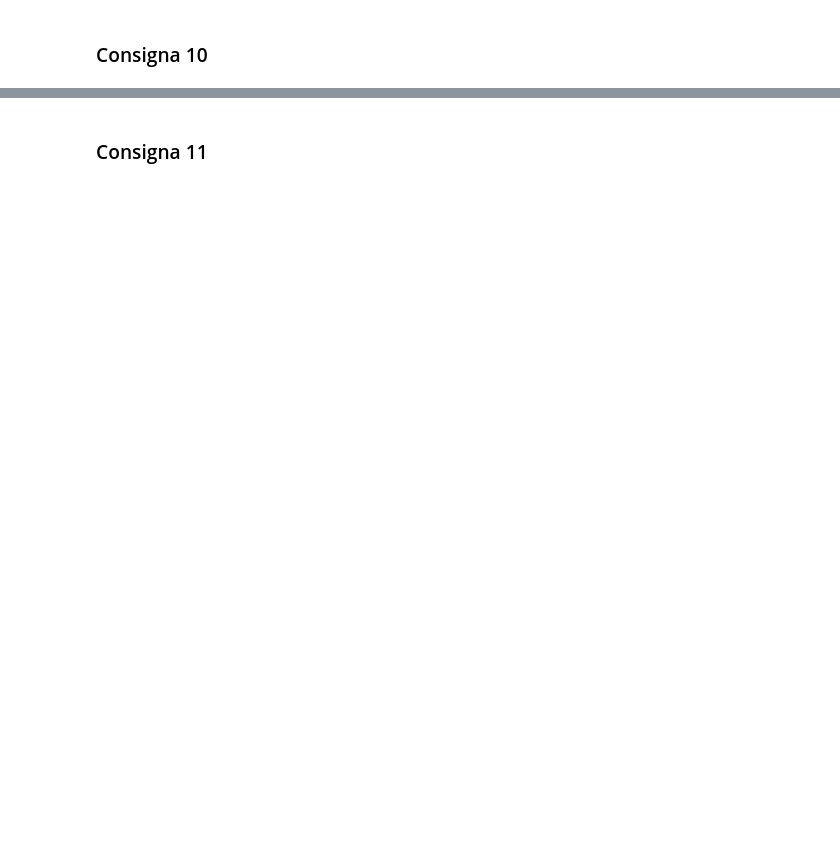
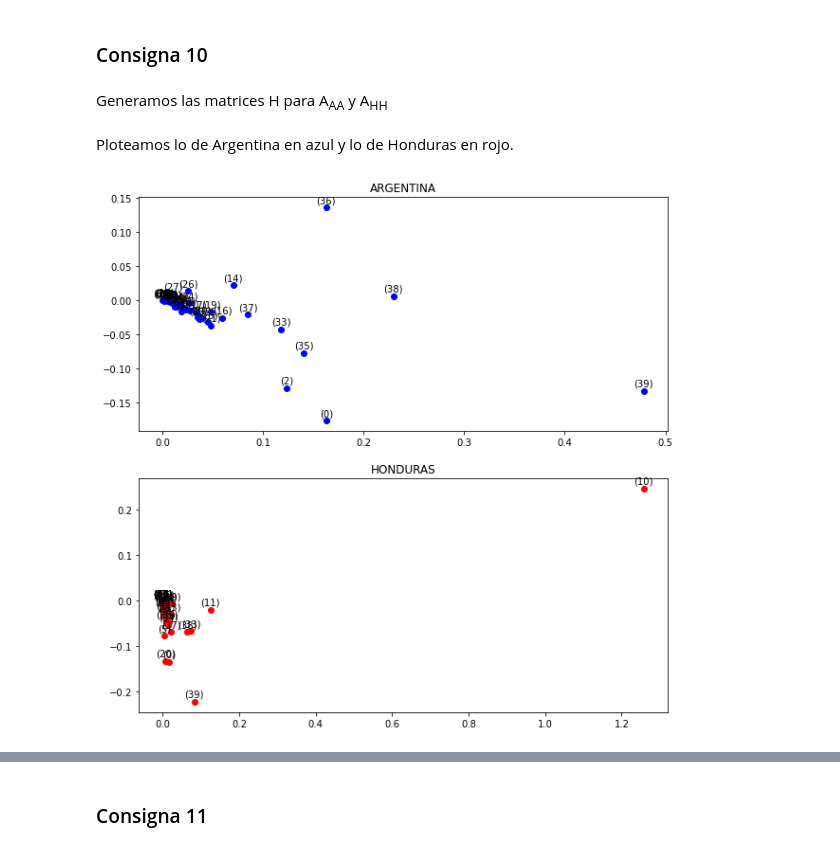
Before and after one commit to evaFomina/ALC_TP, a Jupyter notebook: Tiburones_ALC_TP2.ipynb, the cells around one changed output, grey strips where cells are left out. Drawn from its saved outputs; the diff is of its cells as text; code cells hidden in the pictures; blank space fills up the shorter version.

```diff
--- a/Tiburones_ALC_TP2.ipynb
+++ b/Tiburones_ALC_TP2.ipynb
@@ -737,2 +901,48 @@ Intente corregirlo pero no sé si tiene que dar esto
 # %% [markdown]
 ### Consigna 10
+# %% [markdown]
+Generamos las matrices H para A<sub>AA</sub> y A<sub>HH</sub>
+# %%
+H_AA=A_AA@leontiefizar(A_AA)
+H_HH=A_HH@leontiefizar(A_HH)
+# %%
+# Hallamos los primeros 2 autovectores de cada matriz
+
+avecsHAA,avalsHAA=hotelling(H_AA,2,0.001)
+avecsHHH,avalsHHH=hotelling(H_HH,2,0.001)
+
+
+# Hallamos la matriz U de cada una
+
+U_HAA=np.array([avecsHAA[0],avecsHAA[1]]).T
+U_HHH=np.array([avecsHHH[0],avecsHHH[1]]).T
+
+
+# Encontramos la proyeccion de cada fila de cada matriz en 2 dimensiones
+proy_HAA=H_AA@U_HAA
+proy_HHH=H_HH@U_HHH
+# %% [markdown]
+Ploteamos lo de Argentina en azul y lo de Honduras en rojo.
+# %%
+xA = [punto[0] for punto in proy_HAA]
+yA = [punto[1] for punto in proy_HAA]
+xH = [punto[0] for punto in proy_HHH]
+yH = [punto[1] for punto in proy_HHH]
+
+
+grafico, (arg, hnd) = plt.subplots(2, 1, figsize=(10, 10))
+
+arg.scatter(xA,yA,label='ARG', color='blue')
+arg.set_title('ARGENTINA')
+for i, (xi, yi) in enumerate(proy_HAA):
+    arg.annotate(f'({i})', (xi, yi), textcoords="offset points", xytext=(0, 5), ha='center')
+
+
+hnd.scatter(xH,yH,label='HND', color='red')
+hnd.set_title('HONDURAS')
+for i, (xi, yi) in enumerate(proy_HHH):
+    hnd.annotate(f'({i})', (xi, yi), textcoords="offset points", xytext=(0, 5), ha='center')
+
+grafico.show()
+# %% [output]
+[figure, added]
```
Also changed, not shown: parts of 61 cells of this notebook.
